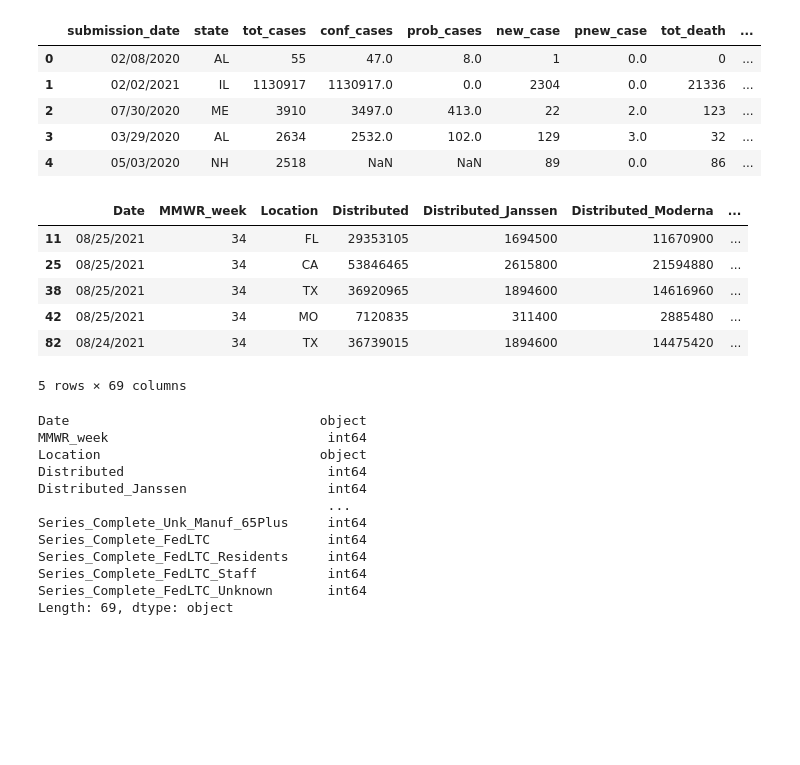
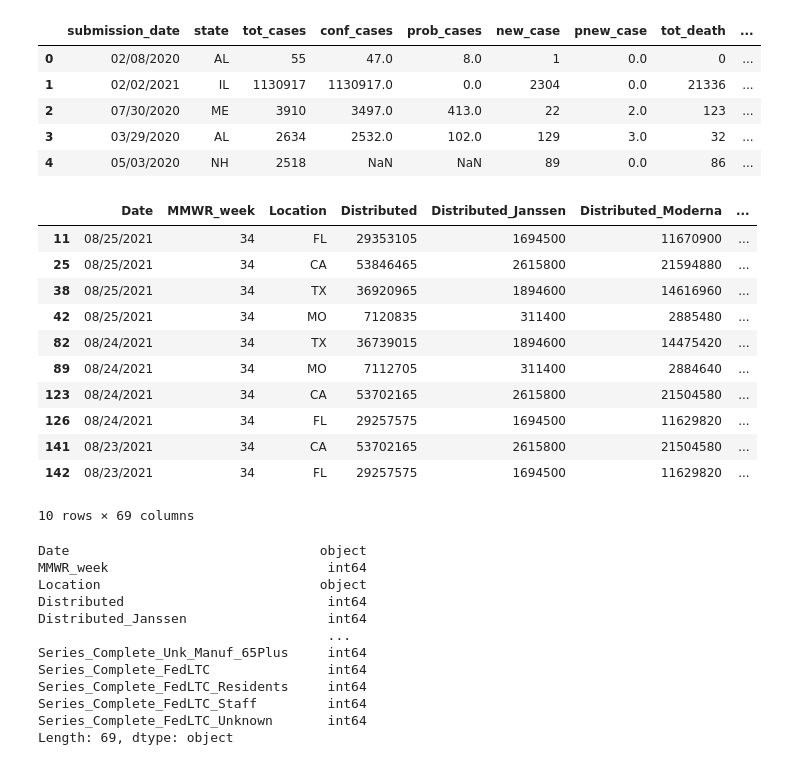
Before and after one commit to dianahandler/Module20_Group3, a Jupyter notebook: Collect_Clean_data2.ipynb, the cells around one changed output. Saved outputs shown, nothing was run; the diff lists cells and outputs as text; code cells hidden in the pictures; blank space fills up the shorter version.

```diff
--- a/Collect_Clean_data2.ipynb
+++ b/Collect_Clean_data2.ipynb
@@ -32,21 +32,25 @@ Case_Death_df.head(5)
 # %%
 # 5 States data filtered from Vaccination Data
 Selected_States_Vacc_df = Vacc_Case_df.loc[(Vacc_Case_df["Location"] == "CA") |
                                  (Vacc_Case_df["Location"] == "TX") |
                                  (Vacc_Case_df["Location"] == "FL") |
                                  (Vacc_Case_df["Location"] == "CA") |
                                  (Vacc_Case_df["Location"] == "MO")
                                  ]
-Selected_States_Vacc_df.sort_values(['Date'])
-Selected_States_Vacc_df.head(5)
+Selected_States_Vacc_df.head(10)
 # %% [output]
 |  | Date | MMWR_week | Location | Distributed | Distributed_Janssen | Distributed_Moderna | ... |
 | 11 | 08/25/2021 | 34 | FL | 29353105 | 1694500 | 11670900 | ... |
 | 25 | 08/25/2021 | 34 | CA | 53846465 | 2615800 | 21594880 | ... |
 | 38 | 08/25/2021 | 34 | TX | 36920965 | 1894600 | 14616960 | ... |
 | 42 | 08/25/2021 | 34 | MO | 7120835 | 311400 | 2885480 | ... |
 | 82 | 08/24/2021 | 34 | TX | 36739015 | 1894600 | 14475420 | ... |
+| 89 | 08/24/2021 | 34 | MO | 7112705 | 311400 | 2884640 | ... |
+| 123 | 08/24/2021 | 34 | CA | 53702165 | 2615800 | 21504580 | ... |
+| 126 | 08/24/2021 | 34 | FL | 29257575 | 1694500 | 11629820 | ... |
+| 141 | 08/23/2021 | 34 | CA | 53702165 | 2615800 | 21504580 | ... |
+| 142 | 08/23/2021 | 34 | FL | 29257575 | 1694500 | 11629820 | ... |
-5 rows × 69 columns
+10 rows × 69 columns
 # %%
 # Check Data Types
 Selected_States_Vacc_df.dtypes
```
Also changed, not shown: parts of 2 cells of this notebook.
